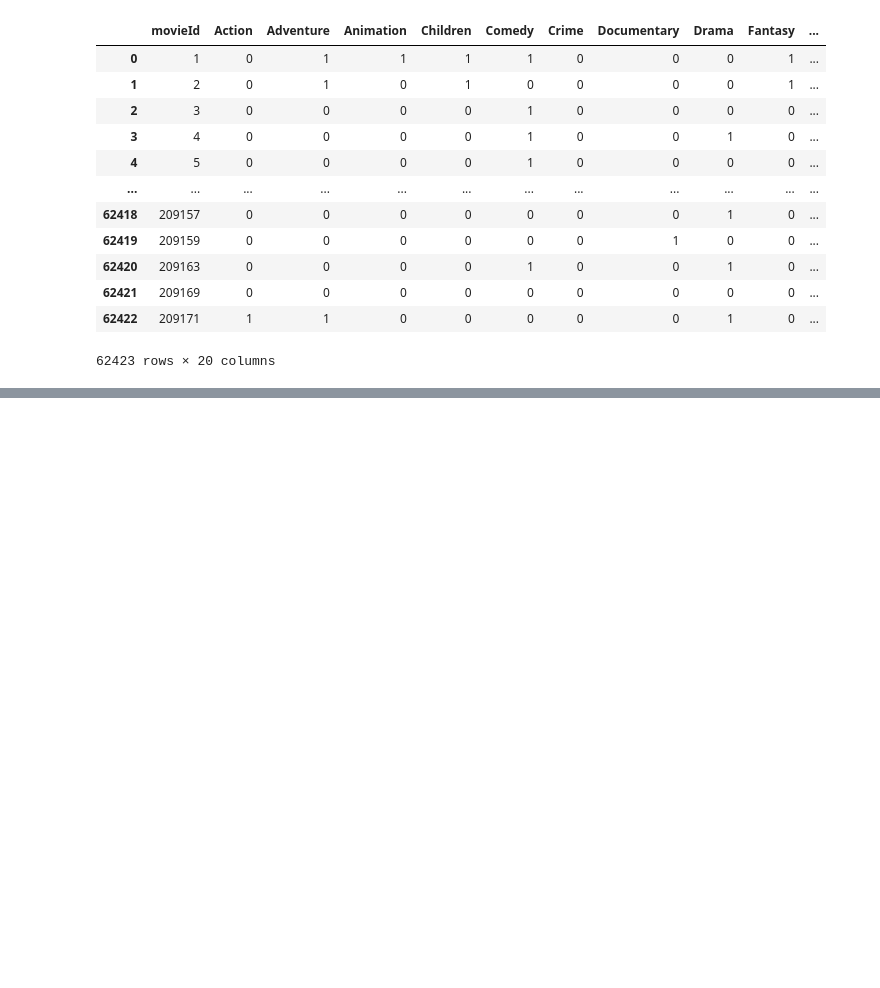
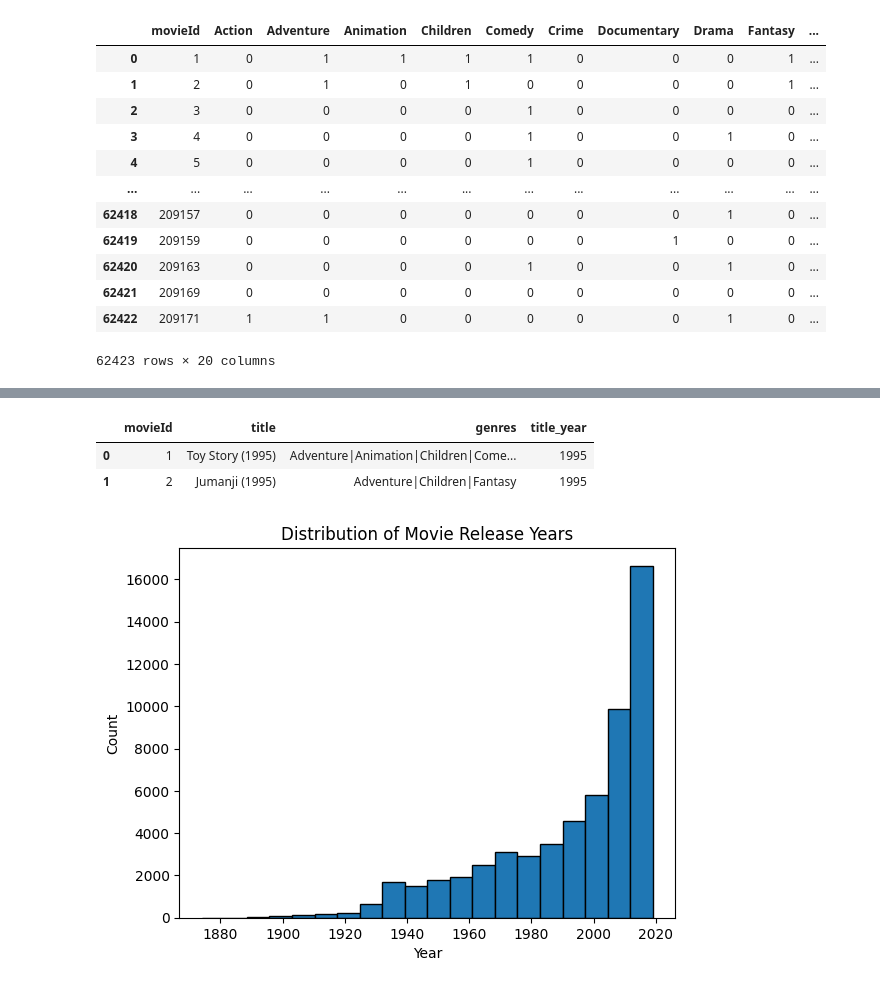
Before and after one commit to KarenKaoK/neo4j-movie-recommender, a Jupyter notebook: main.ipynb, the cells around one changed output, grey strips where cells are left out. Drawn from its saved outputs; the diff is of its cells as text; code cells hidden in the pictures; blank space fills up the shorter version.

Commit message:
preprocess movie data

```diff
--- a/main.ipynb
+++ b/main.ipynb
@@ -181,0 +236,27 @@ mov_genres_df.drop(columns=['(no genres listed)'])
+# %%
+def get_title_year(x):
+    if '(' in x:
+        return (x.split('(')[1])[0:-1]
+    else:
+        return np.nan
+
+movies_data['title_year'] = movies_data['title'].apply(lambda x: get_title_year(x) )
+# %%
+movies_data.head(2)
+# %% [output]
+|  | movieId | title | genres | title_year |
+| 0 | 1 | Toy Story (1995) | Adventure|Animation|Children|Come... | 1995 |
+| 1 | 2 | Jumanji (1995) | Adventure|Children|Fantasy | 1995 |
+# %%
+movies_data['title_year'].dropna().plot(
+    kind='hist',
+    bins=20,
+    edgecolor='black',
+    title='Distribution of Movie Release Years'
+)
+
+plt.xlabel('Year')
+plt.ylabel('Count')
+plt.show()
+# %% [output]
+[figure, added]
```
Also changed, not shown: parts of 7 cells of this notebook.
